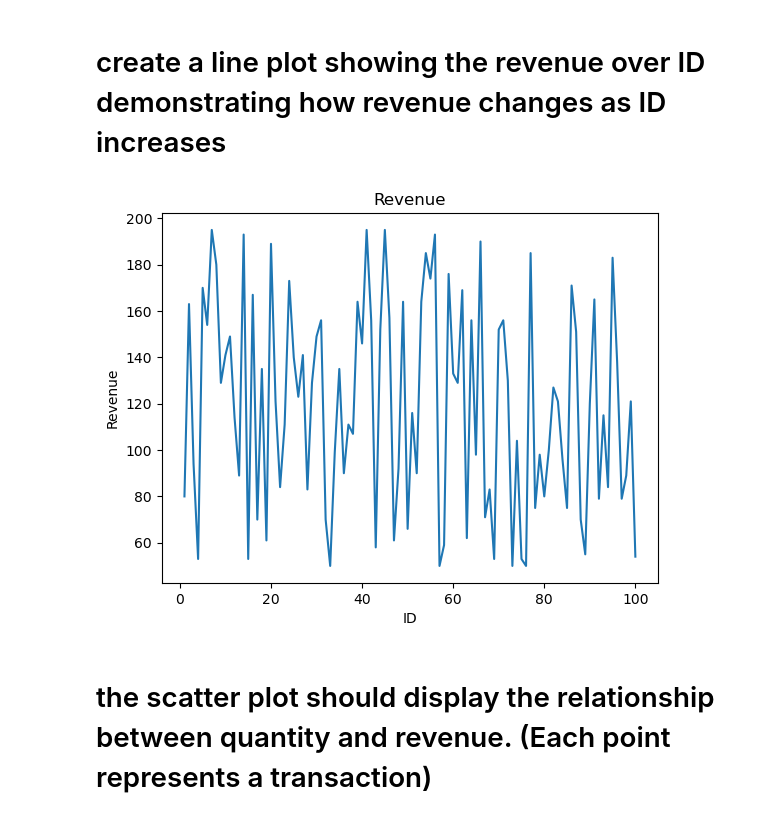
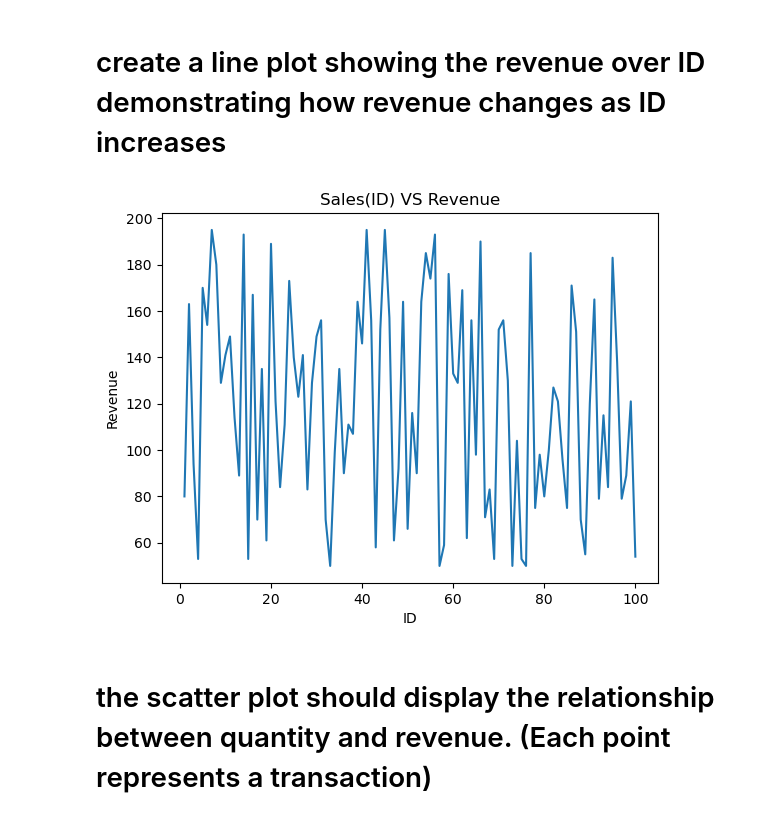
Before and after one commit to GreatNerve/CodeChef-2023, a Jupyter notebook: ML/Problem 1.ipynb, the cells around one changed output. Saved outputs shown, nothing was run; the diff lists cells and outputs as text; code cells hidden in the pictures.

```diff
--- a/ML/Problem 1.ipynb
+++ b/ML/Problem 1.ipynb
@@ -8,12 +8,12 @@ df = pd.read_csv('sales_data.csv')
 # create a line plot showing the revenue over ID demonstrating how revenue changes as ID increases
 # %%
 plt.plot(df['ID'], df['Revenue'])
-plt.title('I=Revenue')
+plt.title('Sales (ID) VS Revenue')
 plt.xlabel('ID')
 plt.ylabel('Revenue')
 plt.show()
 # %% [output]
-[figure, old version]
+[figure, new version]
 # %% [markdown]
 # the scatter plot should display the relationship between quantity and revenue. (Each point represents a transaction)
 # %%
```
Also changed, not shown: parts of 2 cells of this notebook.
